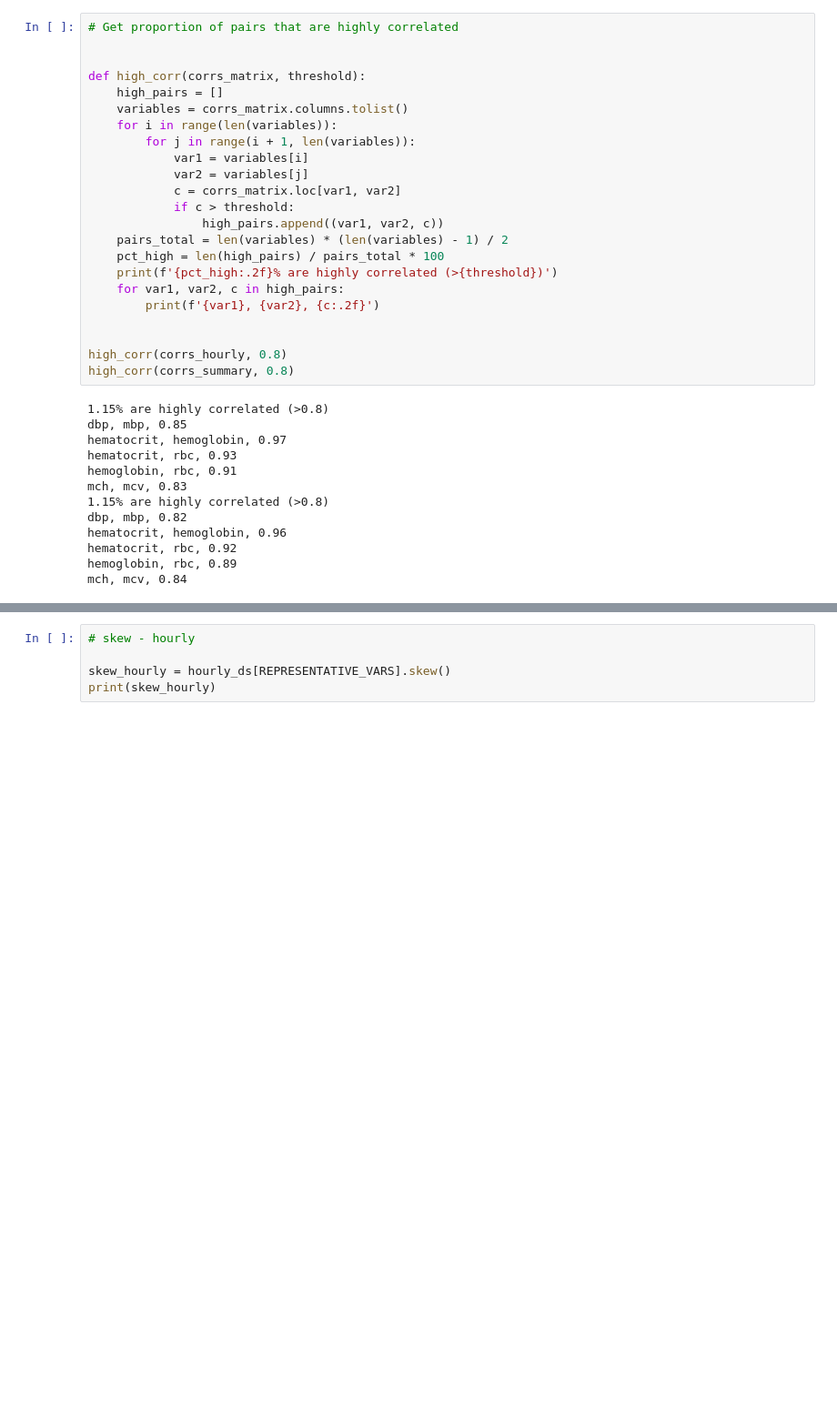
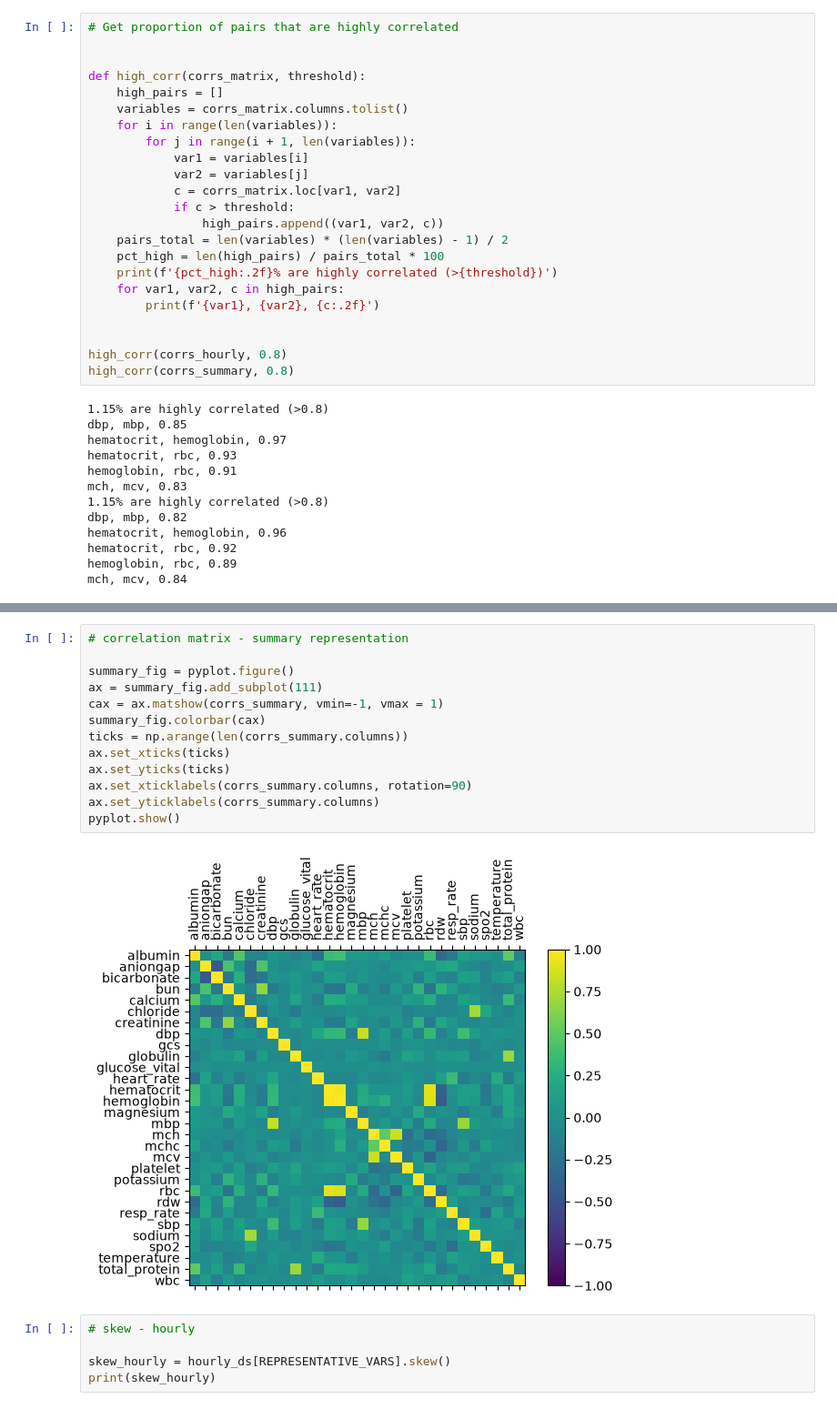
Before and after one commit to LizCrellin/msc_mimic_project, a Jupyter notebook: notebooks/2_Descriptive_statistics_features.ipynb, the cells around one changed output, grey strips where cells are left out. Shown at 91% size. Drawn from its saved outputs; the diff is of its cells as text; blank space fills up the shorter version.

Commit message:
Correlation matrix

```diff
--- a/notebooks/2_Descriptive_statistics_features.ipynb
+++ b/notebooks/2_Descriptive_statistics_features.ipynb
@@ -249,6 +249,21 @@ ax.set_yticklabels(corrs_hourly.columns)
 pyplot.show()
 # %% [output]
 [figure]
+# %%
+# correlation matrix - summary representation
+
+summary_fig = pyplot.figure()
+ax = summary_fig.add_subplot(111)
+cax = ax.matshow(corrs_summary, vmin=-1, vmax = 1)
+summary_fig.colorbar(cax)
+ticks = np.arange(len(corrs_summary.columns))
+ax.set_xticks(ticks)
+ax.set_yticks(ticks)
+ax.set_xticklabels(corrs_summary.columns, rotation=90)
+ax.set_yticklabels(corrs_summary.columns)
+pyplot.show()
+# %% [output]
+[figure, added]
 # %%
 # skew - hourly
 
```
Also changed, not shown: parts of 1 cell of this notebook.
